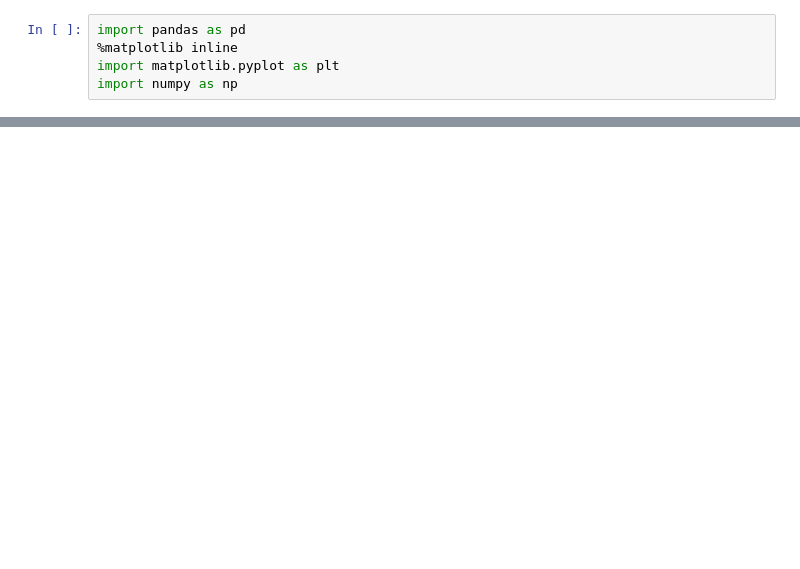
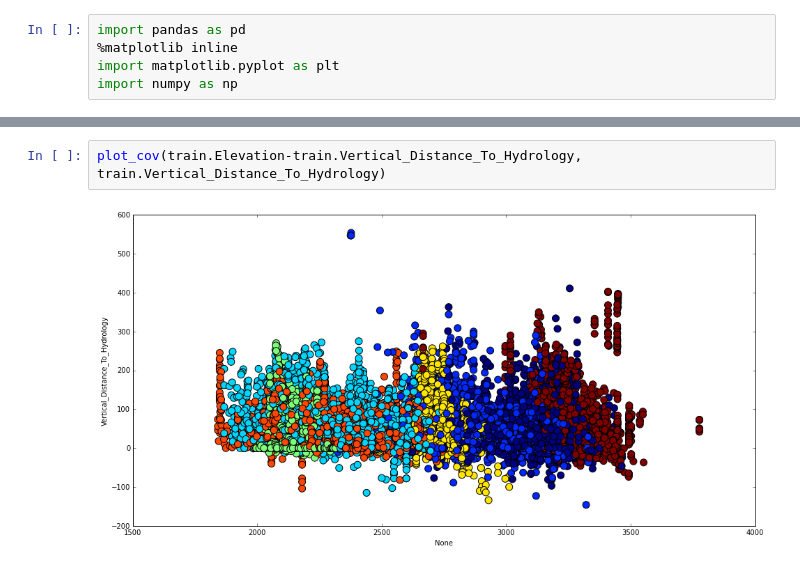
Before and after one commit to X-Wei/kaggle, a Jupyter notebook: ForestCover/feature_eng.ipynb, the cells around one changed output, grey strips where cells are left out. Saved outputs shown, nothing was run; the diff lists cells and outputs as text; blank space fills up the shorter version.

```diff
--- a/ForestCover/feature_eng.ipynb
+++ b/ForestCover/feature_eng.ipynb
@@ -29,0 +63,4 @@ plt.show()
+# %%
+plot_cov(train.Elevation-train.Vertical_Distance_To_Hydrology, train.Vertical_Distance_To_Hydrology)
+# %% [output]
+[figure, added]
```
Also changed, not shown: parts of 34 cells of this notebook.
